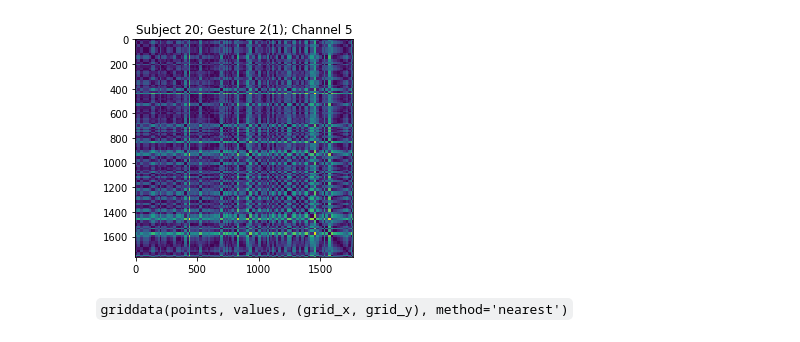
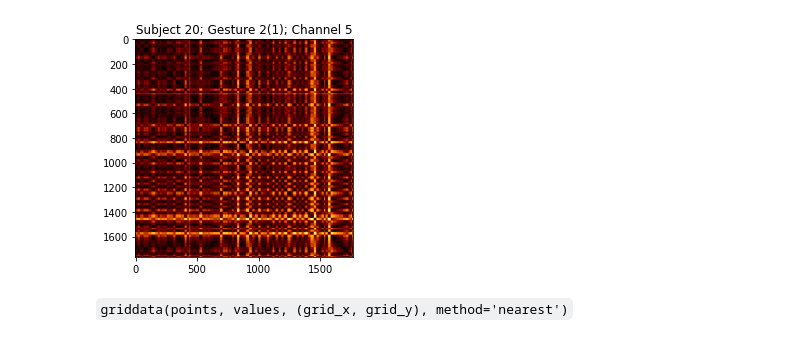
Before and after one commit to samvoisin/TDAforGesturePredictionsEMG, a Jupyter notebook: SNF_dev.ipynb, the cells around one changed output. Cells and saved outputs as stored; diff of their text form; code cells hidden in the pictures.

```diff
--- a/SNF_dev.ipynb
+++ b/SNF_dev.ipynb
@@ -113,9 +107,9 @@ plt.savefig("./figures/pres_figs/ssm_s20_g21_c4")
 # %%
-plt.imshow(F.array[2, :, :])
+plt.imshow(F.array[2, :, :], interpolation = 'gaussian', cmap = 'afmhot')
 plt.title("Subject 20; Gesture 2(1); Channel 5")
 plt.savefig("./figures/pres_figs/ssm_s20_g21_c5")
 # %% [output]
-[figure, old version]
+[figure, new version]
 # %% [markdown]
 `griddata(points, values, (grid_x, grid_y), method='nearest')`
 # %%
```
Also changed, not shown: parts of 10 cells of this notebook, 9 other files.
